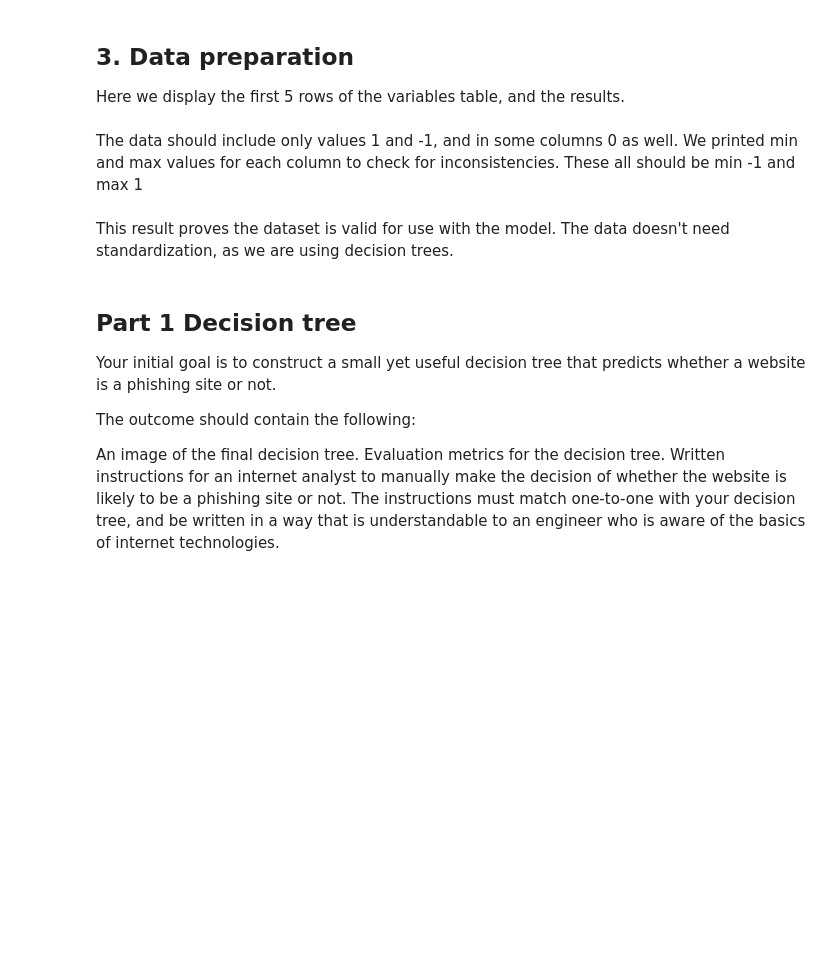
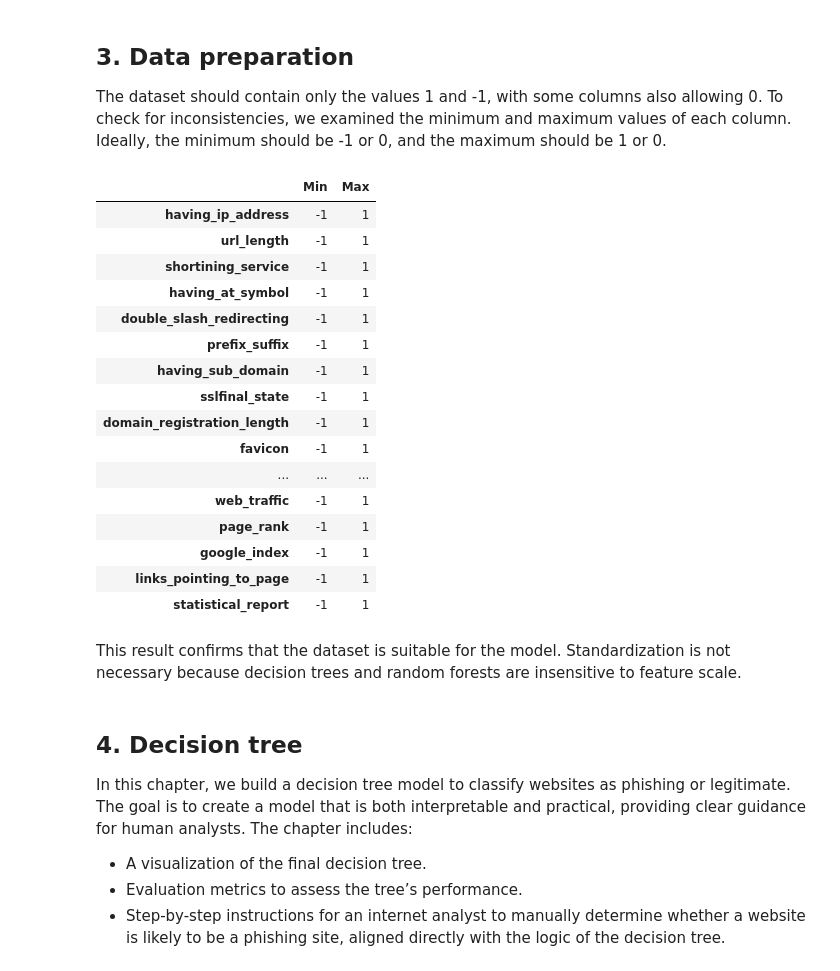
Before and after one commit to VilleSchulz/Machine-learning, a Jupyter notebook: Assignment_3_forest/task3.ipynb, the cells around one changed output. Saved outputs shown, nothing was run; the diff lists cells and outputs as text; code cells hidden in the pictures; blank space fills up the shorter version.

```diff
--- a/Assignment_3_forest/task3.ipynb
+++ b/Assignment_3_forest/task3.ipynb
@@ -128,4 +154,4 @@ The variables contained in this dataset are:
 # %% [markdown]
 ## 3. Data preparation
 
-Here we display the first 5 rows of the variables table, and the results.
+The dataset should contain only the values 1 and -1, with some columns also allowing 0. To check for inconsistencies, we examined the minimum and maximum values of each column. Ideally, the minimum should be -1 or 0, and the maximum should be 1 or 0.
@@ -135,18 +158,34 @@ display(y.head())
-# %% [markdown]
-The data should include only values 1 and -1, and in some columns 0 as well. We printed min and max values for each column to check for inconsistencies. These all should be min -1 and max 1
 # %%
-display(X.min())
-display(X.max())
+import pandas as pd
+
+summary = pd.DataFrame({'Min': X.min(), 'Max': X.max()})
+display(summary)
+# %% [output]
+|  | Min | Max |
+| having_ip_address | -1 | 1 |
+| url_length | -1 | 1 |
+| shortining_service | -1 | 1 |
+| having_at_symbol | -1 | 1 |
+| double_slash_redirecting | -1 | 1 |
+| prefix_suffix | -1 | 1 |
+| having_sub_domain | -1 | 1 |
+| sslfinal_state | -1 | 1 |
+| domain_registration_length | -1 | 1 |
+| favicon | -1 | 1 |
+| ... | ... | ... |
+| web_traffic | -1 | 1 |
+| page_rank | -1 | 1 |
+| google_index | -1 | 1 |
+| links_pointing_to_page | -1 | 1 |
+| statistical_report | -1 | 1 |
 # %% [markdown]
-This result proves the dataset is valid for use with the model. The data doesn't need standardization, as we are using decision trees.
+This result confirms that the dataset is suitable for the model. Standardization is not necessary because decision trees and random forests are insensitive to feature scale.
 # %% [markdown]
-## Part 1 Decision tree
+## 4. Decision tree
 
-Your initial goal is to construct a small yet useful decision tree that predicts whether a website is a phishing site or not.
+In this chapter, we build a decision tree model to classify websites as phishing or legitimate. The goal is to create a model that is both interpretable and practical, providing clear guidance for human analysts. The chapter includes:
 
-The outcome should contain the following:
-
-An image of the final decision tree.
-Evaluation metrics for the decision tree.
-Written instructions for an internet analyst to manually make the decision of whether the website is likely to be a phishing site or not. The instructions must match one-to-one with your decision tree, and be written in a way that is understandable to an engineer who is aware of the basics of internet technologies.
+- A visualization of the final decision tree.
+- Evaluation metrics to assess the tree’s performance.
+- Step-by-step instructions for an internet analyst to manually determine whether a website is likely to be a phishing site, aligned directly with the logic of the decision tree.
 # %% [markdown]
```
Also changed, not shown: parts of 37 cells of this notebook.
